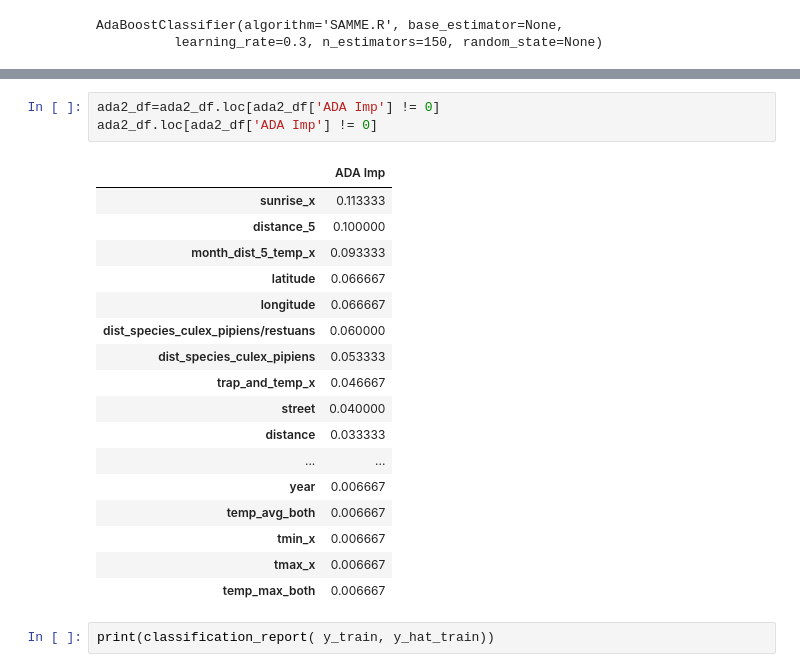
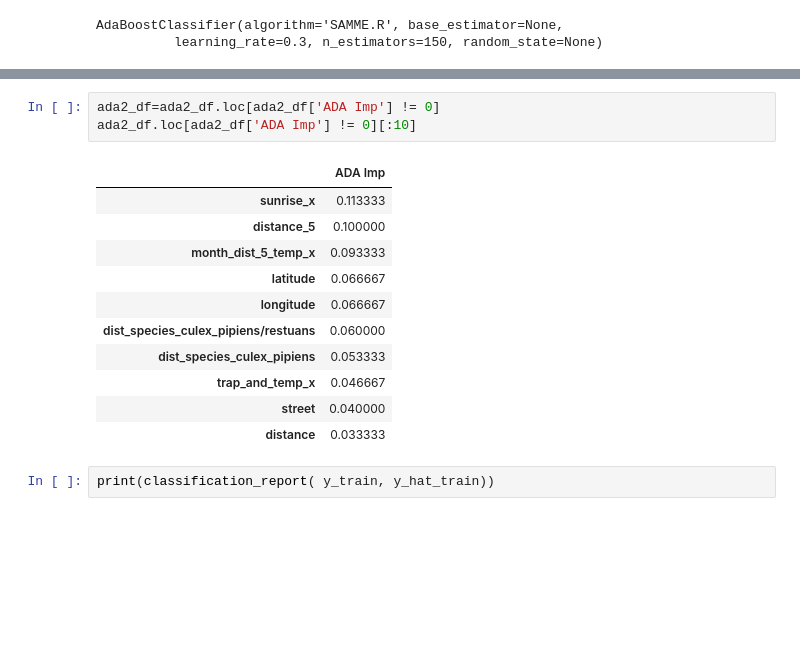
Before and after one commit to SamLundberg/WestNileVirus, a Jupyter notebook: west_nile_analysis.ipynb, the cells around one changed output, grey strips where cells are left out. Cells and saved outputs as stored; diff of their text form; blank space fills up the shorter version.

```diff
--- a/west_nile_analysis.ipynb
+++ b/west_nile_analysis.ipynb
@@ -197,24 +158,18 @@ ada2_df
 # %%
 ada2_df=ada2_df.loc[ada2_df['ADA Imp'] != 0]
-ada2_df.loc[ada2_df['ADA Imp'] != 0]
+ada2_df.loc[ada2_df['ADA Imp'] != 0][:10]
 # %% [output]
 |  | ADA Imp |
 | sunrise_x | 0.113333 |
 | distance_5 | 0.100000 |
 | month_dist_5_temp_x | 0.093333 |
 | latitude | 0.066667 |
 | longitude | 0.066667 |
 | dist_species_culex_pipiens/restuans | 0.060000 |
 | dist_species_culex_pipiens | 0.053333 |
 | trap_and_temp_x | 0.046667 |
 | street | 0.040000 |
 | distance | 0.033333 |
-| ... | ... |
-| year | 0.006667 |
-| temp_avg_both | 0.006667 |
-| tmin_x | 0.006667 |
-| tmax_x | 0.006667 |
-| temp_max_both | 0.006667 |
 # %%
 print(classification_report( y_train, y_hat_train))
 # %% [output]
```
Also changed, not shown: parts of 4 cells of this notebook, 1 other file.
